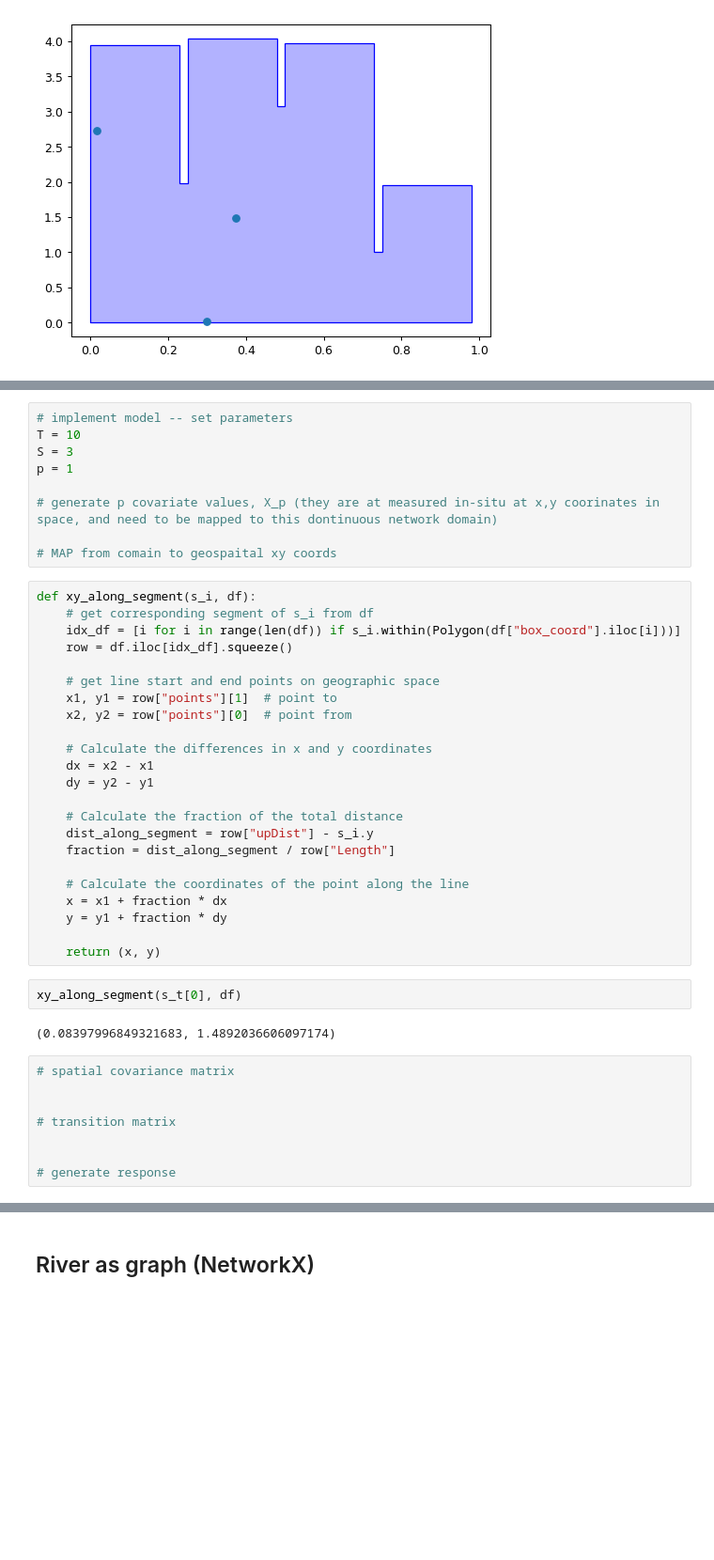
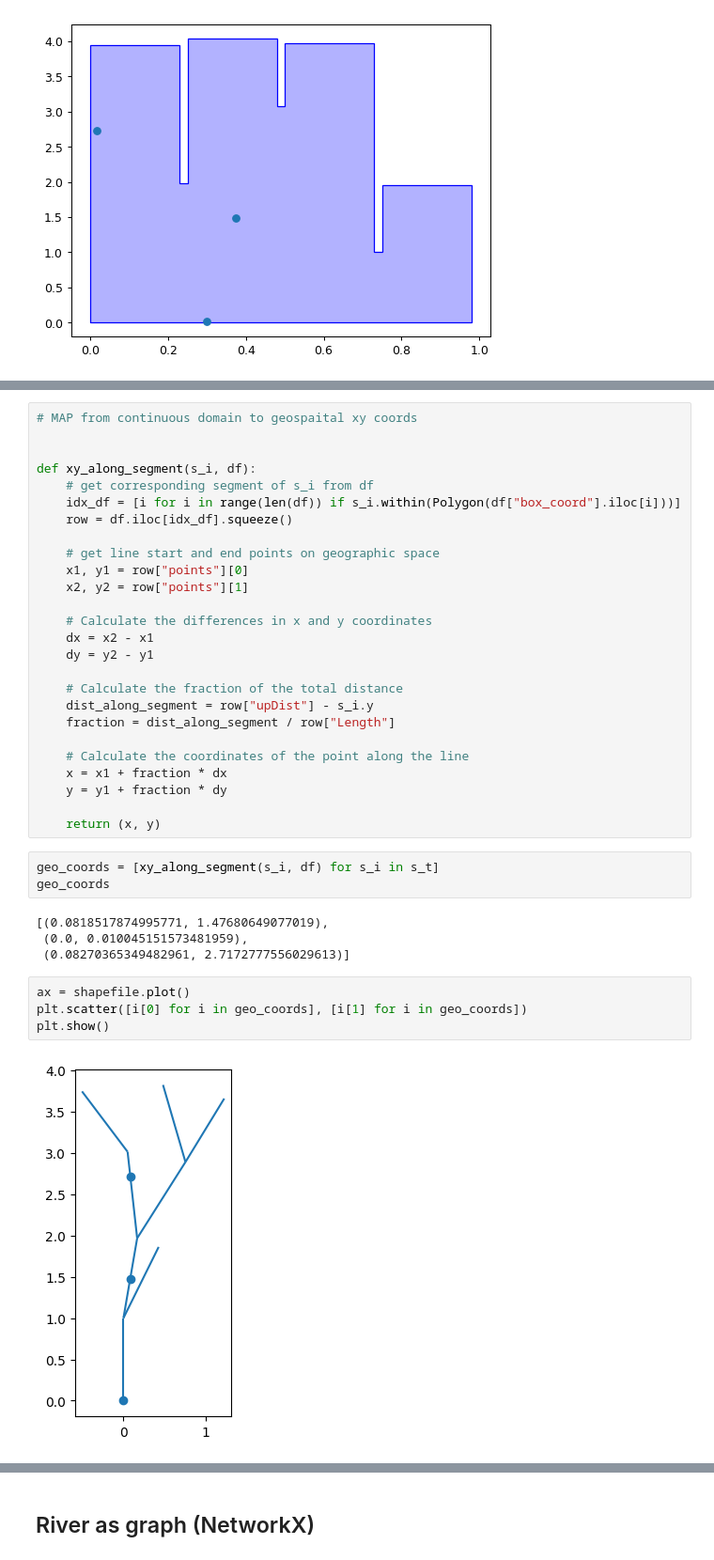
Before and after one commit to KatieBuc/dad, a Jupyter notebook: river_domain.ipynb, the cells around one changed output, grey strips where cells are left out. Shown: that part at 94% size. Saved outputs shown, nothing was run; the diff lists cells and outputs as text; blank space fills up the shorter version.

```diff
--- a/river_domain.ipynb
+++ b/river_domain.ipynb
@@ -326,24 +328,18 @@ h_ij
 array([[0.        , 1.47373594, 1.2522123 ],
        [1.47373594, 0.        , 2.72594824],
        [1.2522123 , 2.72594824, 0.        ]])
-# %%
-# implement model -- set parameters
-T = 10
-S = 3
-p = 1
-
-# generate p covariate values, X_p (they are at measured in-situ at x,y coorinates in space, and need to be mapped to this dontinuous network domain)
-
-# MAP from comain to geospaital xy coords
 # %%
+# MAP from continuous domain to geospaital xy coords
+
+
 def xy_along_segment(s_i, df):
     # get corresponding segment of s_i from df
     idx_df = [i for i in range(len(df)) if s_i.within(Polygon(df["box_coord"].iloc[i]))]
     row = df.iloc[idx_df].squeeze()
 
     # get line start and end points on geographic space
-    x1, y1 = row["points"][1]  # point to
-    x2, y2 = row["points"][0]  # point from
+    x1, y1 = row["points"][0]
+    x2, y2 = row["points"][1]
 
     # Calculate the differences in x and y coordinates
     dx = x2 - x1
@@ -358,15 +354,16 @@ def xy_along_segment(s_i, df):
     y = y1 + fraction * dy
 
     return (x, y)
-# %%
-xy_along_segment(s_t[0], df)
-# %% [output]
-(0.08397996849321683, 1.4892036606097174)
-# %%
-# spatial covariance matrix
-
-
-# transition matrix
-
-
-# generate response
+# %%
+geo_coords = [xy_along_segment(s_i, df) for s_i in s_t]
+geo_coords
+# %% [output]
+[(0.0818517874995771, 1.47680649077019),
+ (0.0, 0.010045151573481959),
+ (0.08270365349482961, 2.7172777556029613)]
+# %%
+ax = shapefile.plot()
+plt.scatter([i[0] for i in geo_coords], [i[1] for i in geo_coords])
+plt.show()
+# %% [output]
+[figure, added]
```
Also changed, not shown: parts of 10 cells of this notebook.
